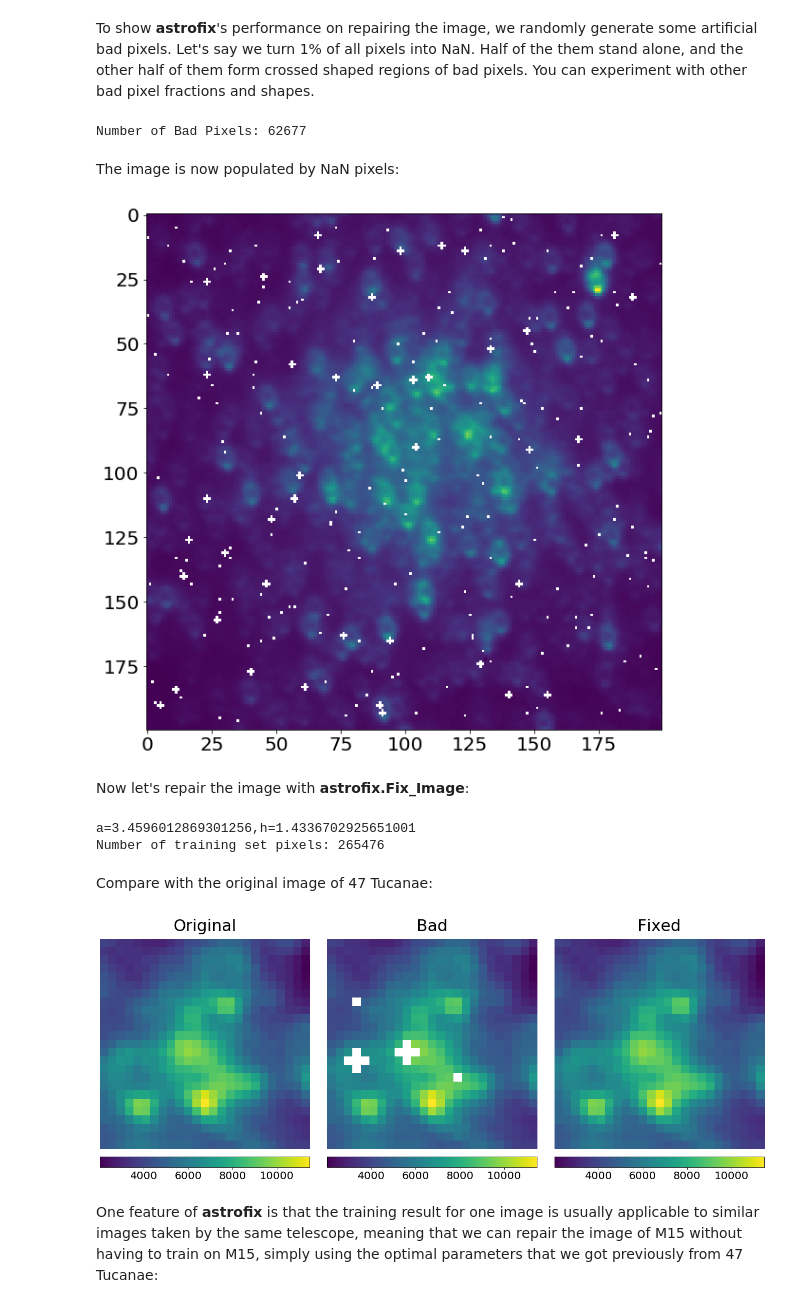
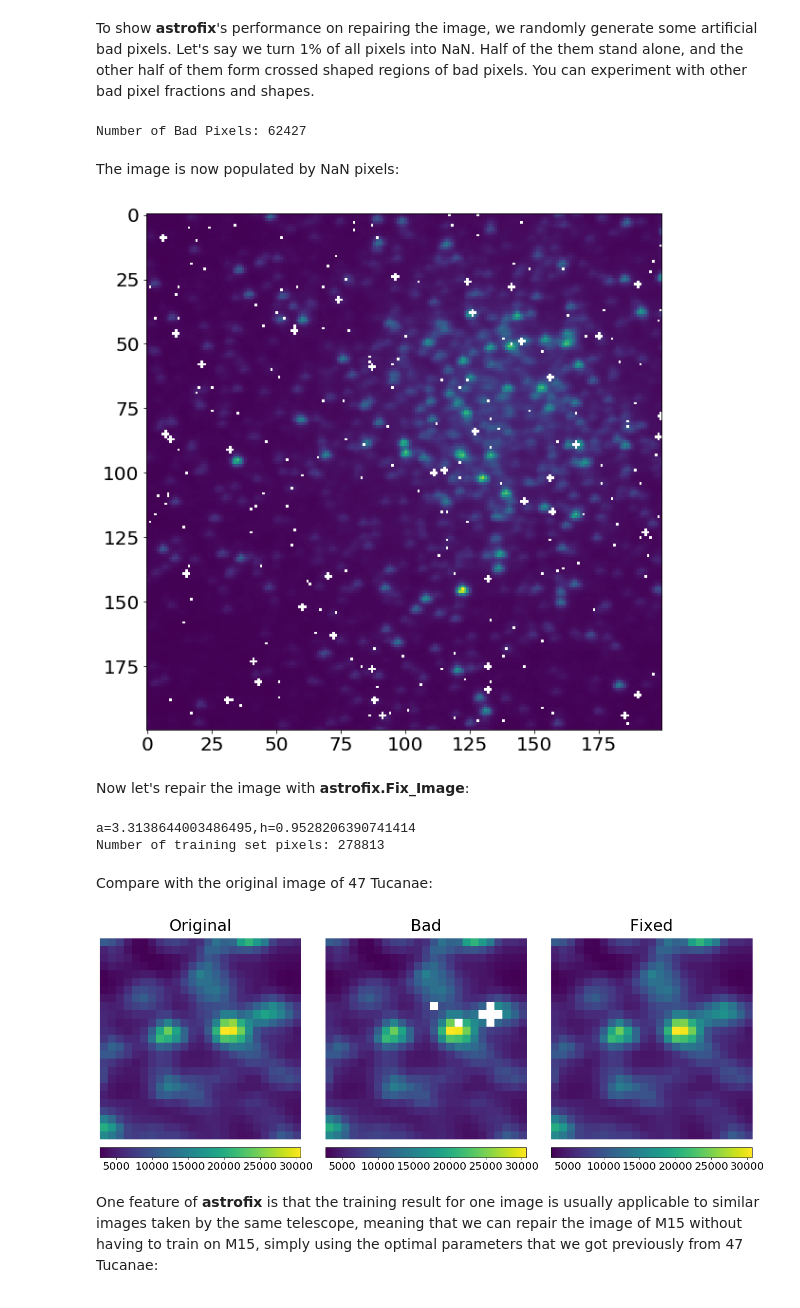
Before and after one commit to HengyueZ/astrofix, a Jupyter notebook: AstroFix Sample Juypter Notebook.ipynb, the cells around one changed output. Saved outputs shown, nothing was run; the diff lists cells and outputs as text; code cells hidden in the pictures.

```diff
--- a/AstroFix Sample Juypter Notebook.ipynb
+++ b/AstroFix Sample Juypter Notebook.ipynb
@@ -17,7 +17,7 @@ M15: [link]
 # %% [markdown]
 Let's begin with the image of 47 Tucanae:
 # %%
-Tuc47 = fits.open('cpt0m407-kb84-20201027-0157-e91.fits.fz')[1].data
+Tuc47 = fits.open('cpt0m407-kb84-20200917-0147-e91.fits.fz')[1].data
 print(Tuc47.shape)
 # %% [output]
 (2042, 3054)
@@ -40,7 +40,7 @@ BP_mask=(BP_mask+convolve(cross_mask,cross_generator,mode="same",method="direct"
 img[BP_mask]=np.nan
 print("Number of Bad Pixels: {}".format(np.count_nonzero(BP_mask)))
 # %% [output]
-Number of Bad Pixels: 62677
+Number of Bad Pixels: 62427
 # %% [markdown]
 The image is now populated by NaN pixels:
 # %%
@@ -48,7 +48,7 @@ plt.figure(figsize=(10,10))
 plt.imshow(img[950:1150,1400:1600])
 plt.show()
 # %% [output]
-[figure, old version]
+[figure, new version]
 # %% [markdown]
 Now let's repair the image with **astrofix.Fix_Image**:
 # %%
@@ -57,34 +57,34 @@ fixed_img,para,TS=astrofix.Fix_Image(img,"asnan",max_clip=1)
 print("a={},h={}".format(para[0],para[1]))
 print("Number of training set pixels: {}".format(np.count_nonzero(TS)))
 # %% [output]
-a=3.4596012869301256,h=1.4336702925651001
-Number of training set pixels: 265476
+a=3.3138644003486495,h=0.9528206390741414
+Number of training set pixels: 278813
 # %% [markdown]
 Compare with the original image of 47 Tucanae:
 # %%
 fig,ax=plt.subplots(1,3,figsize=(18,7))
-im=ax[0].imshow(Tuc47[1000:1025,1500:1525]) # Choose your region to zoom in
+im=ax[0].imshow(Tuc47[990:1015,1525:1550]) # Choose your region to zoom in
 divider = make_axes_locatable(ax[0])
 cax = divider.append_axes("bottom", size="5%", pad=0.2)
 fig.colorbar(im,ax=ax[0],cax=cax,orientation="horizontal")
 ax[0].set_title("Original",fontsize=30,pad=15)
 ax[0].axis("off")
-im=ax[1].imshow(img[1000:1025,1500:1525])
+im=ax[1].imshow(img[990:1015,1525:1550])
 divider = make_axes_locatable(ax[1])
 cax = divider.append_axes("bottom", size="5%", pad=0.2)
 fig.colorbar(im,ax=ax[1],cax=cax,orientation="horizontal")
 ax[1].set_title("Bad",fontsize=30,pad=15)
 ax[1].axis("off")
-im=ax[2].imshow(fixed_img[1000:1025,1500:1525])
+im=ax[2].imshow(fixed_img[990:1015,1525:1550])
 divider = make_axes_locatable(ax[2])
 cax = divider.append_axes("bottom", size="5%", pad=0.2)
 fig.colorbar(im,ax=ax[2],cax=cax,orientation="horizontal")
 ax[2].set_title("Fixed",fontsize=30,pad=15)
 ax[2].axis("off")
 plt.tight_layout()
 plt.show()
 # %% [output]
-[figure, old version]
+[figure, new version]
 # %% [markdown]
 One feature of **astrofix** is that the training result for one image is usually applicable to similar images taken by the same telescope, meaning that we can repair the image of M15 without having to train on M15, simply using the optimal parameters that we got previously from 47 Tucanae:
 # %%
```
Also changed, not shown: parts of 4 cells of this notebook.
